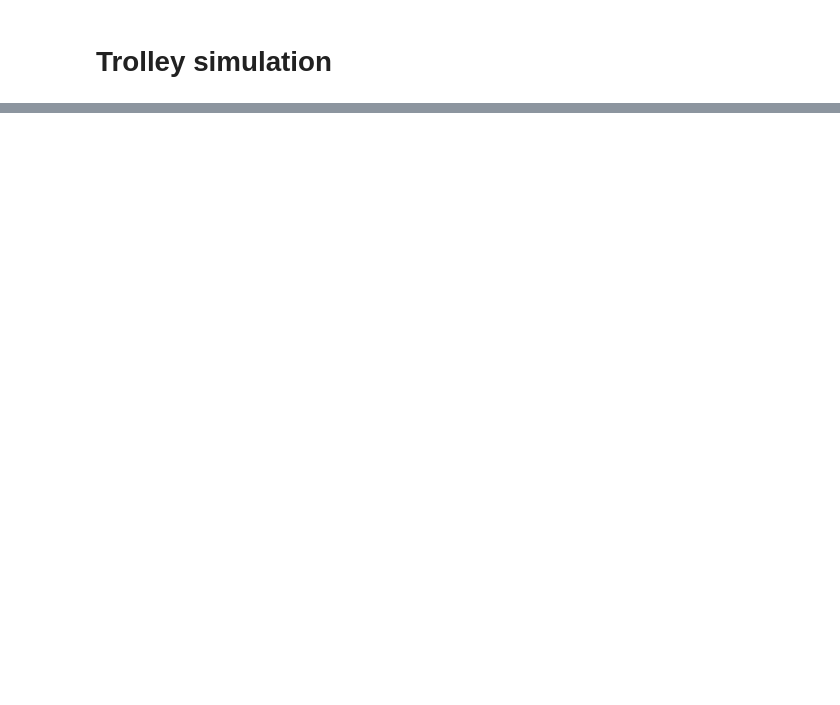
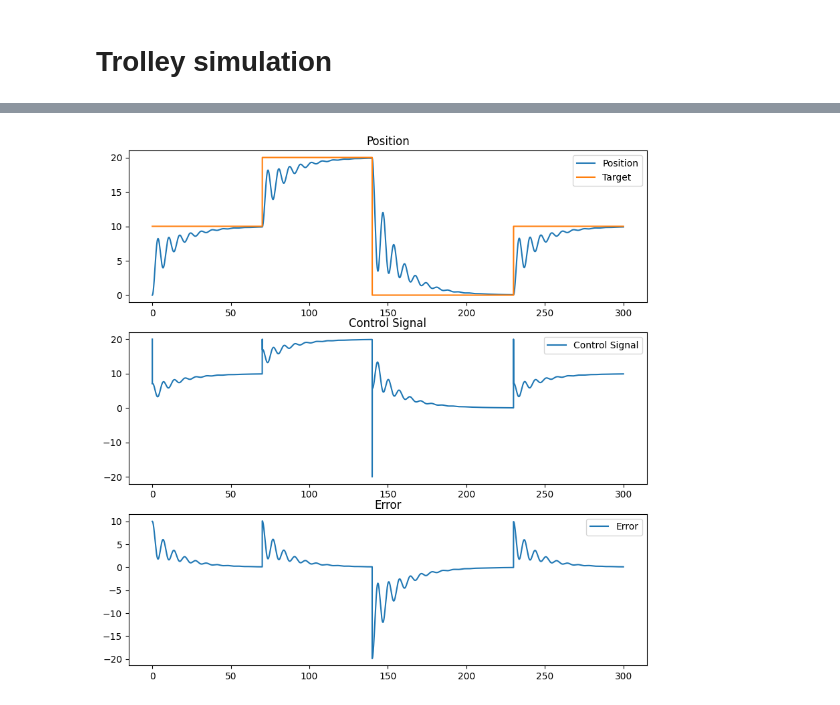
Before and after one commit to vsem-azamat/neural-network-pid-regulation, a Jupyter notebook: simulation_pid.ipynb, the cells around one changed output, grey strips where cells are left out. Saved outputs shown, nothing was run; the diff lists cells and outputs as text; code cells hidden in the pictures; blank space fills up the shorter version.

Commit message:
PID simulation label

```diff
--- a/simulation_pid.ipynb
+++ b/simulation_pid.ipynb
@@ -94,0 +81,13 @@ sim.plot()
+# %%
+# Loss
+feedback_Loss = torch.zeros(len(TIME))
+feedback_E = torch.zeros(len(TIME))
+
+# Gains
+feedback_Kp = torch.zeros(len(TIME))
+feedback_Ki = torch.zeros(len(TIME))
+feedback_Kd = torch.zeros(len(TIME))
+
+# Systema
+feedback_Y = torch.zeros(len(TIME))
+feedback_U = torch.zeros(len(TIME))
@@ -94,0 +120,21 @@ sim.plot()
+# %%
+def plot():
+    fig, axs = plt.subplots(3, 1, figsize=(10, 10))
+    axs[0].plot(TIME, feedback_Y, label='Position')
+    axs[0].plot(TIME, TARGET, label='Target')
+    axs[0].set_title('Position')
+    axs[0].legend()
+
+    axs[1].plot(TIME, feedback_U, label='Control Signal')
+    axs[1].set_title('Control Signal')
+    axs[1].legend()
+
+    axs[2].plot(TIME, feedback_E, label='Error')
+    axs[2].set_title('Error')
+    axs[2].legend()
+
+    plt.show()
+
+plot()
+# %% [output]
+[figure, added]
```
Also changed, not shown: parts of 13 cells of this notebook.
